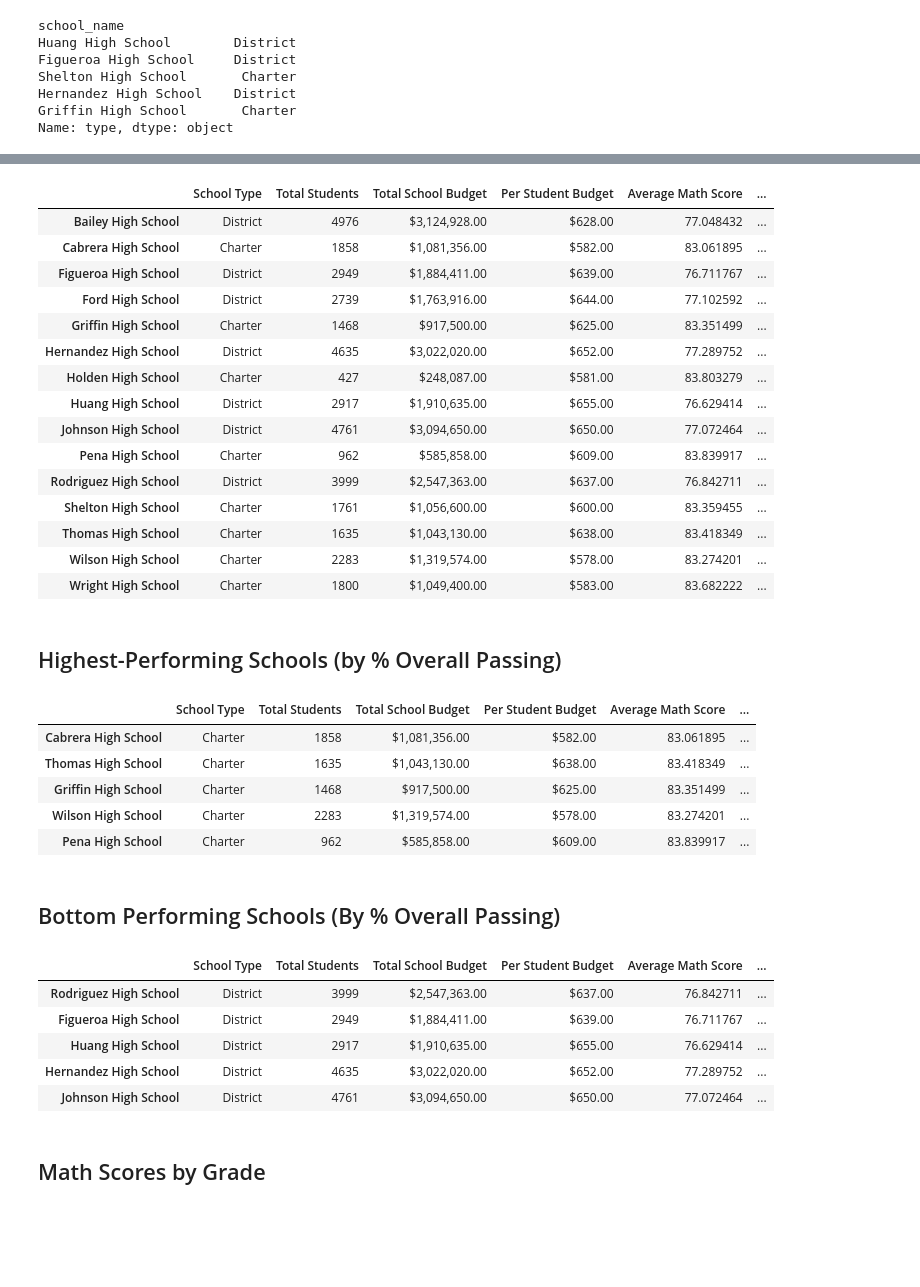
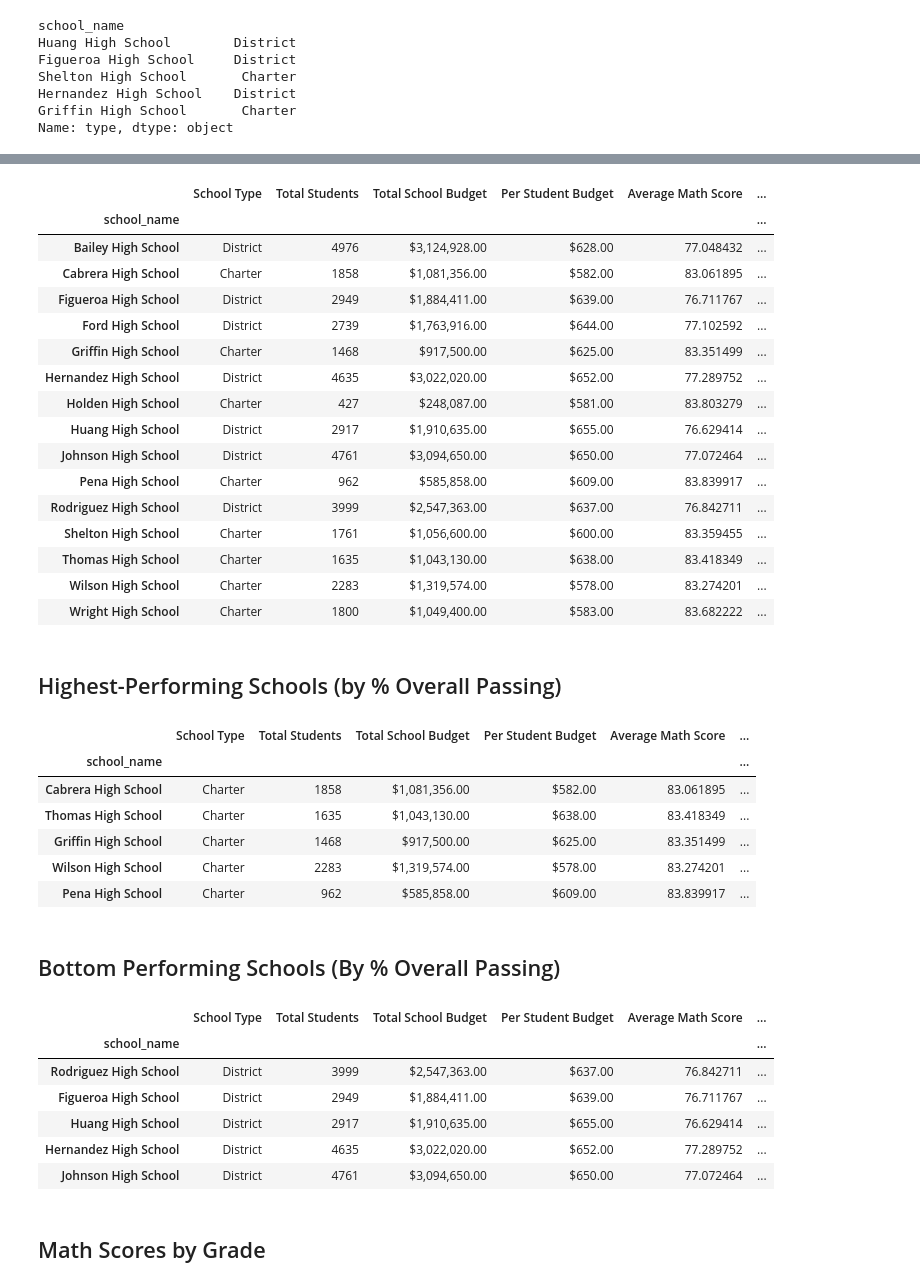
Before and after one commit to petrick312/pandas-challenge, a Jupyter notebook: PyCitySchools/PyCitySchools.ipynb, the cells around one changed output, grey strips where cells are left out. Drawn from its saved outputs; the diff is of its cells as text; code cells hidden in the pictures; blank space fills up the shorter version.

```diff
--- a/PyCitySchools/PyCitySchools.ipynb
+++ b/PyCitySchools/PyCitySchools.ipynb
@@ -236,0 +277,4 @@ per_school_reading =
+# %%
+# Calculate the average test scores per school - reading scores
+per_school_reading = school_group["reading_score"].mean()
+per_school_reading
@@ -237,4 +299,5 @@ per_school_reading =
 # %%
 # Calculate the number of students per school with math scores of 70 or higher
-students_passing_math =
-school_students_passing_math =
+students_passing_math = school_data_complete[school_data_complete["math_score"] >= 70]
+school_students_passing_math = students_passing_math.groupby(["school_name"])["Student ID"].count()/per_school_counts*100
+school_students_passing_math
@@ -241,4 +322,5 @@ school_students_passing_math =
 # %%
 # Calculate the number of students per school with reading scores of 70 or higher
-students_passing_reading =
-school_students_passing_reading =
+students_passing_reading = school_data_complete[school_data_complete["reading_score"] >= 70]
+school_students_passing_reading = students_passing_reading.groupby(["school_name"])["Student ID"].count()/per_school_counts*100
+school_students_passing_reading
@@ -245,6 +345,6 @@ school_students_passing_reading =
 # %%
 # Use the provided code to calculate the number of students per school that passed both math and reading with scores of 70 or higher
 students_passing_math_and_reading = school_data_complete[
-    (school_data_complete["reading_score"] >= 70) & (school_data_complete["math_score"] >= 70)
-]
+    (school_data_complete["reading_score"] >= 70) & (school_data_complete["math_score"] >= 70)]
 school_students_passing_math_and_reading = students_passing_math_and_reading.groupby(["school_name"]).size()
+school_students_passing_math_and_reading
@@ -256,15 +393,24 @@ overall_passing_rate = school_students_passing_math_and_reading / per_school_cou
 # %%
 # Create a DataFrame called `per_school_summary` with columns for the calculations above.
-per_school_summary =
+per_school_summary = pd.DataFrame({"School Type": school_types,
+                                  "Total Students": per_school_counts,
+                                  "Total School Budget": per_school_budget,
+                                  "Per Student Budget": per_school_capita,
+                                  "Average Math Score": per_school_math,
+                                  "Average Reading Score": per_school_reading,
+                                  "% Passing Math": school_students_passing_math,
+                                  "% Passing Reading": school_students_passing_reading,
+                                  "% Overall Passing": overall_passing_rate})
 
 # Formatting
 per_school_summary["Total School Budget"] = per_school_summary["Total School Budget"].map("${:,.2f}".format)
 per_school_summary["Per Student Budget"] = per_school_summary["Per Student Budget"].map("${:,.2f}".format)
 
 # Display the DataFrame
 per_school_summary
 # %% [output]
 |  | School Type | Total Students | Total School Budget | Per Student Budget | Average Math Score | ... |
+| school_name |  |  |  |  |  | ... |
 | Bailey High School | District | 4976 | $3,124,928.00 | $628.00 | 77.048432 | ... |
 | Cabrera High School | Charter | 1858 | $1,081,356.00 | $582.00 | 83.061895 | ... |
 | Figueroa High School | District | 2949 | $1,884,411.00 | $639.00 | 76.711767 | ... |
@@ -284,10 +430,11 @@ per_school_summary
 ## Highest-Performing Schools (by % Overall Passing)
 # %%
 # Sort the schools by `% Overall Passing` in descending order and display the top 5 rows.
-top_schools =
+top_schools = per_school_summary.sort_values("% Overall Passing", ascending=False)
 top_schools.head(5)
 # %% [output]
 |  | School Type | Total Students | Total School Budget | Per Student Budget | Average Math Score | ... |
+| school_name |  |  |  |  |  | ... |
 | Cabrera High School | Charter | 1858 | $1,081,356.00 | $582.00 | 83.061895 | ... |
 | Thomas High School | Charter | 1635 | $1,043,130.00 | $638.00 | 83.418349 | ... |
 | Griffin High School | Charter | 1468 | $917,500.00 | $625.00 | 83.351499 | ... |
@@ -297,10 +444,11 @@ top_schools.head(5)
 ## Bottom Performing Schools (By % Overall Passing)
 # %%
 # Sort the schools by `% Overall Passing` in ascending order and display the top 5 rows.
-bottom_schools =
+bottom_schools = per_school_summary.sort_values("% Overall Passing")
 bottom_schools.head(5)
 # %% [output]
 |  | School Type | Total Students | Total School Budget | Per Student Budget | Average Math Score | ... |
+| school_name |  |  |  |  |  | ... |
 | Rodriguez High School | District | 3999 | $2,547,363.00 | $637.00 | 76.842711 | ... |
 | Figueroa High School | District | 2949 | $1,884,411.00 | $639.00 | 76.711767 | ... |
 | Huang High School | District | 2917 | $1,910,635.00 | $655.00 | 76.629414 | ... |
```
Also changed, not shown: parts of 16 cells of this notebook.
